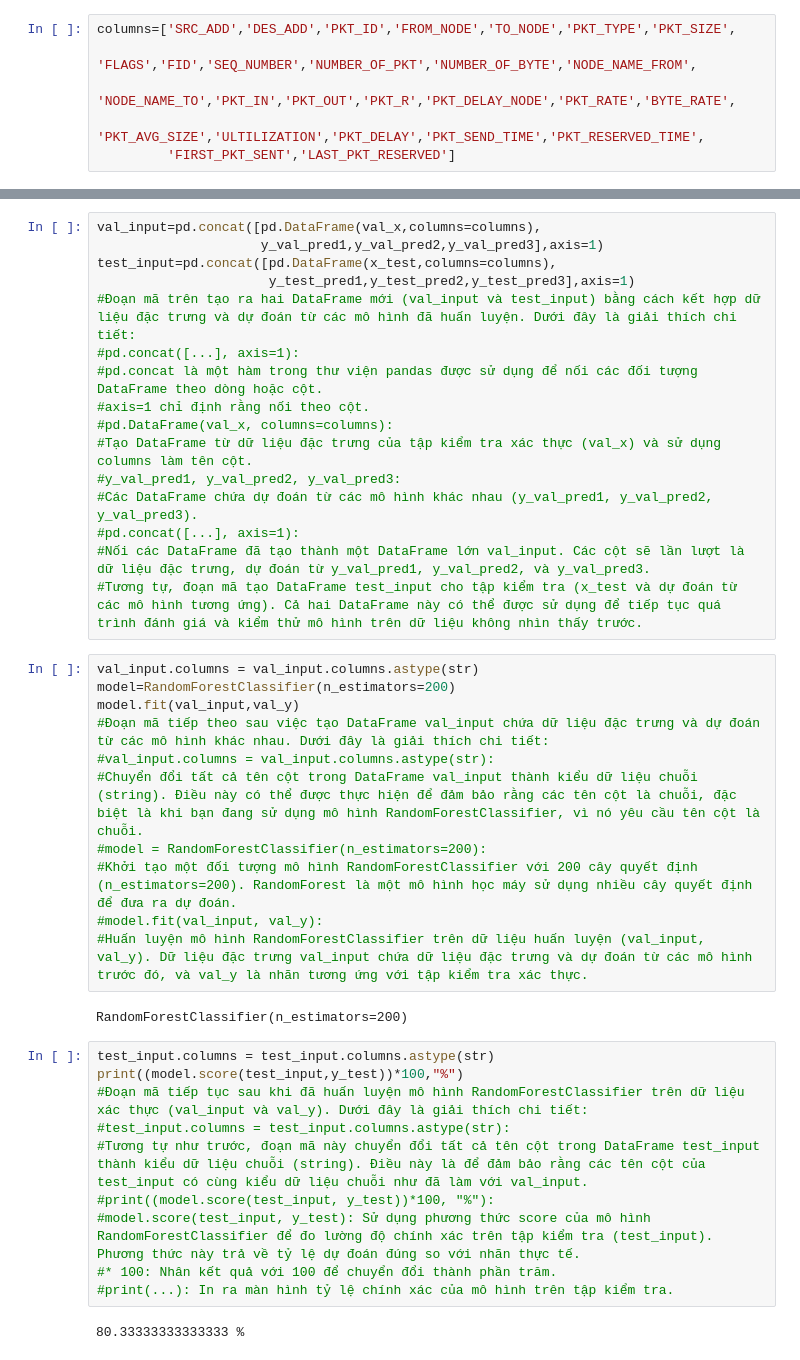
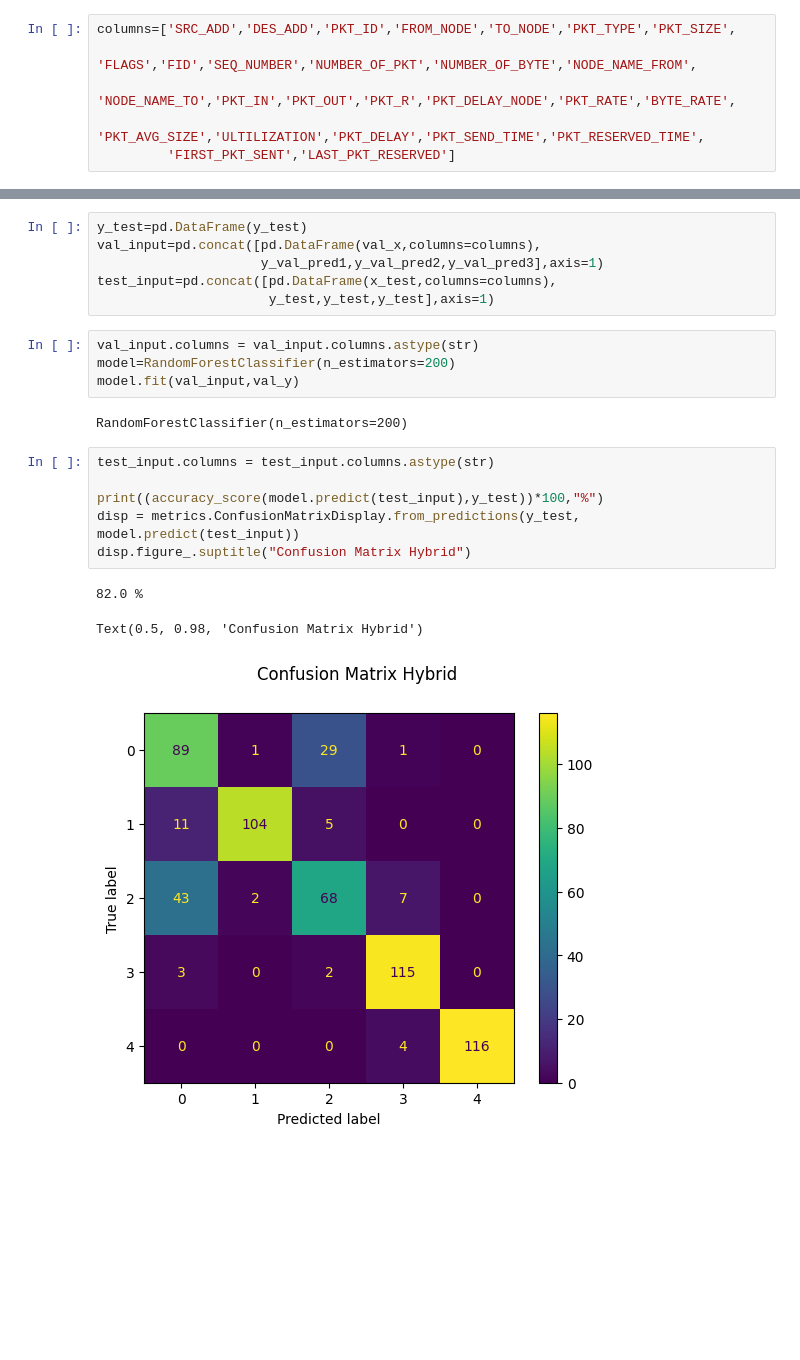
Before and after one commit to Sown5103/ddosdetection, a Jupyter notebook: ddosdetect.ipynb, the cells around one changed output, grey strips where cells are left out. Saved outputs shown, nothing was run; the diff lists cells and outputs as text; blank space fills up the shorter version.

```diff
--- a/ddosdetect.ipynb
+++ b/ddosdetect.ipynb
@@ -176,41 +138,22 @@ y_test_pred3=pd.DataFrame(y_test_pred3)
-# %%
-val_input=pd.concat([pd.DataFrame(val_x,columns=columns),
-                     y_val_pred1,y_val_pred2,y_val_pred3],axis=1)
-test_input=pd.concat([pd.DataFrame(x_test,columns=columns),
-                      y_test_pred1,y_test_pred2,y_test_pred3],axis=1)
-#Đoạn mã trên tạo ra hai DataFrame mới (val_input và test_input) bằng cách kết hợp dữ liệu đặc trưng và dự đoán từ các mô hình đã huấn luyện. Dưới đây là giải thích chi tiết:
-#pd.concat([...], axis=1):
-#pd.concat là một hàm trong thư viện pandas được sử dụng để nối các đối tượng DataFrame theo dòng hoặc cột.
-#axis=1 chỉ định rằng nối theo cột.
-#pd.DataFrame(val_x, columns=columns):
-#Tạo DataFrame từ dữ liệu đặc trưng của tập kiểm tra xác thực (val_x) và sử dụng columns làm tên cột.
-#y_val_pred1, y_val_pred2, y_val_pred3:
-#Các DataFrame chứa dự đoán từ các mô hình khác nhau (y_val_pred1, y_val_pred2, y_val_pred3).
-#pd.concat([...], axis=1):
-#Nối các DataFrame đã tạo thành một DataFrame lớn val_input. Các cột sẽ lần lượt là dữ liệu đặc trưng, dự đoán từ y_val_pred1, y_val_pred2, và y_val_pred3.
-#Tương tự, đoạn mã tạo DataFrame test_input cho tập kiểm tra (x_test và dự đoán từ các mô hình tương ứng). Cả hai DataFrame này có thể được sử dụng để tiếp tục quá trình đánh giá và kiểm thử mô hình trên dữ liệu không nhìn thấy trước.
-# %%
-val_input.columns = val_input.columns.astype(str)
-model=RandomForestClassifier(n_estimators=200)
-model.fit(val_input,val_y)
-#Đoạn mã tiếp theo sau việc tạo DataFrame val_input chứa dữ liệu đặc trưng và dự đoán từ các mô hình khác nhau. Dưới đây là giải thích chi tiết:
-#val_input.columns = val_input.columns.astype(str):
-#Chuyển đổi tất cả tên cột trong DataFrame val_input thành kiểu dữ liệu chuỗi (string). Điều này có thể được thực hiện để đảm bảo rằng các tên cột là chuỗi, đặc biệt là khi bạn đang sử dụng mô hình RandomForestClassifier, vì nó yêu cầu tên cột là chuỗi.
-#model = RandomForestClassifier(n_estimators=200):
-#Khởi tạo một đối tượng mô hình RandomForestClassifier với 200 cây quyết định (n_estimators=200). RandomForest là một mô hình học máy sử dụng nhiều cây quyết định để đưa ra dự đoán.
-#model.fit(val_input, val_y):
-#Huấn luyện mô hình RandomForestClassifier trên dữ liệu huấn luyện (val_input, val_y). Dữ liệu đặc trưng val_input chứa dữ liệu đặc trưng và dự đoán từ các mô hình trước đó, và val_y là nhãn tương ứng với tập kiểm tra xác thực.
-# %% [output]
-RandomForestClassifier(n_estimators=200)
-# %%
-test_input.columns = test_input.columns.astype(str)
-print((model.score(test_input,y_test))*100,"%")
-#Đoạn mã tiếp tục sau khi đã huấn luyện mô hình RandomForestClassifier trên dữ liệu xác thực (val_input và val_y). Dưới đây là giải thích chi tiết:
-#test_input.columns = test_input.columns.astype(str):
-#Tương tự như trước, đoạn mã này chuyển đổi tất cả tên cột trong DataFrame test_input thành kiểu dữ liệu chuỗi (string). Điều này là để đảm bảo rằng các tên cột của test_input có cùng kiểu dữ liệu chuỗi như đã làm với val_input.
-#print((model.score(test_input, y_test))*100, "%"):
-#model.score(test_input, y_test): Sử dụng phương thức score của mô hình RandomForestClassifier để đo lường độ chính xác trên tập kiểm tra (test_input). Phương thức này trả về tỷ lệ dự đoán đúng so với nhãn thực tế.
-#* 100: Nhân kết quả với 100 để chuyển đổi thành phần trăm.
-#print(...): In ra màn hình tỷ lệ chính xác của mô hình trên tập kiểm tra.
-# %% [output]
-80.33333333333333 %
+# %%
+y_test=pd.DataFrame(y_test)
+val_input=pd.concat([pd.DataFrame(val_x,columns=columns),
+                     y_val_pred1,y_val_pred2,y_val_pred3],axis=1)
+test_input=pd.concat([pd.DataFrame(x_test,columns=columns),
+                      y_test,y_test,y_test],axis=1)
+# %%
+val_input.columns = val_input.columns.astype(str)
+model=RandomForestClassifier(n_estimators=200)
+model.fit(val_input,val_y)
+# %% [output]
+RandomForestClassifier(n_estimators=200)
+# %%
+test_input.columns = test_input.columns.astype(str)
+
+print((accuracy_score(model.predict(test_input),y_test))*100,"%")
+disp = metrics.ConfusionMatrixDisplay.from_predictions(y_test, model.predict(test_input))
+disp.figure_.suptitle("Confusion Matrix Hybrid")
+# %% [output]
+82.0 %
+Text(0.5, 0.98, 'Confusion Matrix Hybrid')
+[figure, added]
```
Also changed, not shown: parts of 29 cells of this notebook.
